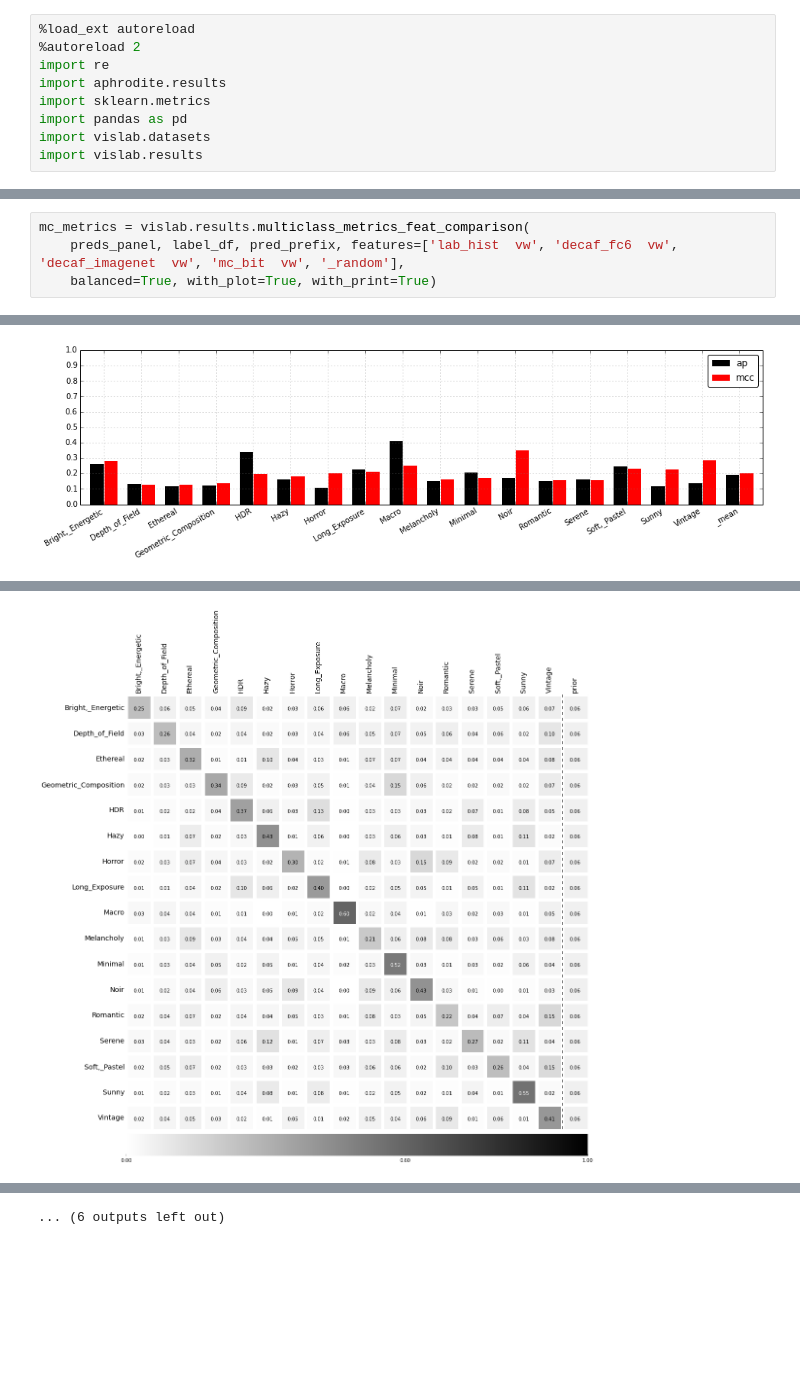
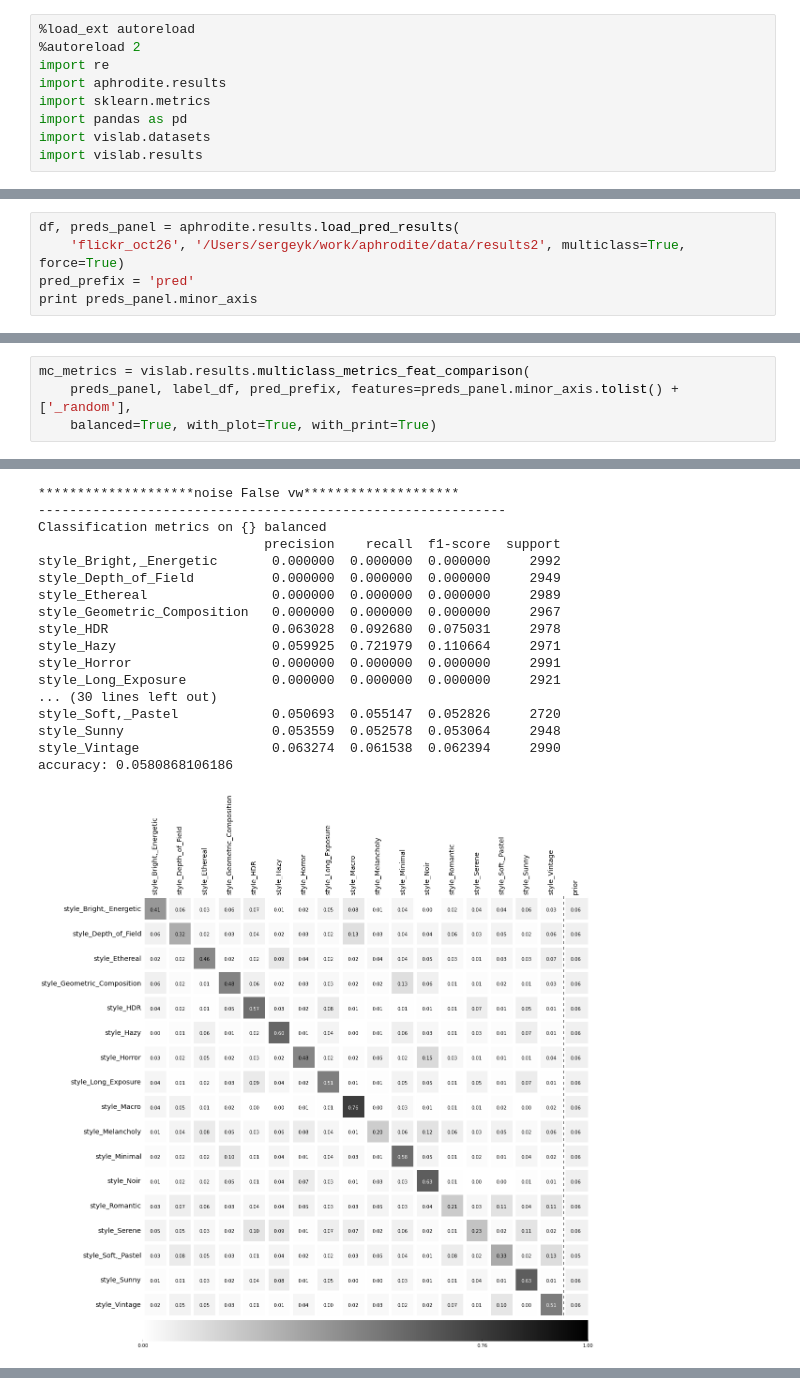
Before and after one commit to sergeyk/vislab, a Jupyter notebook: notebooks/flickr results.ipynb, the cells around one changed output, grey strips where cells are left out. Cells and saved outputs as stored; diff of their text form; blank space fills up the shorter version.

```diff
--- a/notebooks/flickr results.ipynb
+++ b/notebooks/flickr results.ipynb
@@ -36,0 +22,5 @@ dtypes: bool(17), object(3)
+# %%
+df, preds_panel = aphrodite.results.load_pred_results(
+    'flickr_oct26', '/Users/sergeyk/work/aphrodite/data/results2', multiclass=True, force=True)
+pred_prefix = 'pred'
+print preds_panel.minor_axis
@@ -43,6 +37,6 @@ print preds_panel.minor_axis
 Loaded from cache: 136 records
 # %%
 mc_metrics = vislab.results.multiclass_metrics_feat_comparison(
-    preds_panel, label_df, pred_prefix, features=['lab_hist  vw', 'decaf_fc6  vw', 'decaf_imagenet  vw', 'mc_bit  vw', '_random'],
+    preds_panel, label_df, pred_prefix, features=preds_panel.minor_axis.tolist() + ['_random'],
     balanced=True, with_plot=True, with_print=True)
 # %% [output]
@@ -66 +60,18 @@ accuracy: 0.059319293859
+********************noise False vw********************
+------------------------------------------------------------
+Classification metrics on {} balanced
+                             precision    recall  f1-score  support
+style_Bright,_Energetic       0.000000  0.000000  0.000000     2992
+style_Depth_of_Field          0.000000  0.000000  0.000000     2949
+style_Ethereal                0.000000  0.000000  0.000000     2989
+style_Geometric_Composition   0.000000  0.000000  0.000000     2967
+style_HDR                     0.063028  0.092680  0.075031     2978
+style_Hazy                    0.059925  0.721979  0.110664     2971
+style_Horror                  0.000000  0.000000  0.000000     2991
+style_Long_Exposure           0.000000  0.000000  0.000000     2921
+... (30 lines left out)
+style_Soft,_Pastel            0.050693  0.055147  0.052826     2720
+style_Sunny                   0.053559  0.052578  0.053064     2948
+style_Vintage                 0.063274  0.061538  0.062394     2990
+accuracy: 0.0580868106186
-[figure, old version]
+[figure, new version]
@@ -73 +83,0 @@ accuracy: 0.059319293859
-[figure, removed]
@@ -77 +83,0 @@ accuracy: 0.059319293859
-... (6 outputs left out)
```
Also changed, not shown: parts of 11 cells of this notebook, 6 other files.
